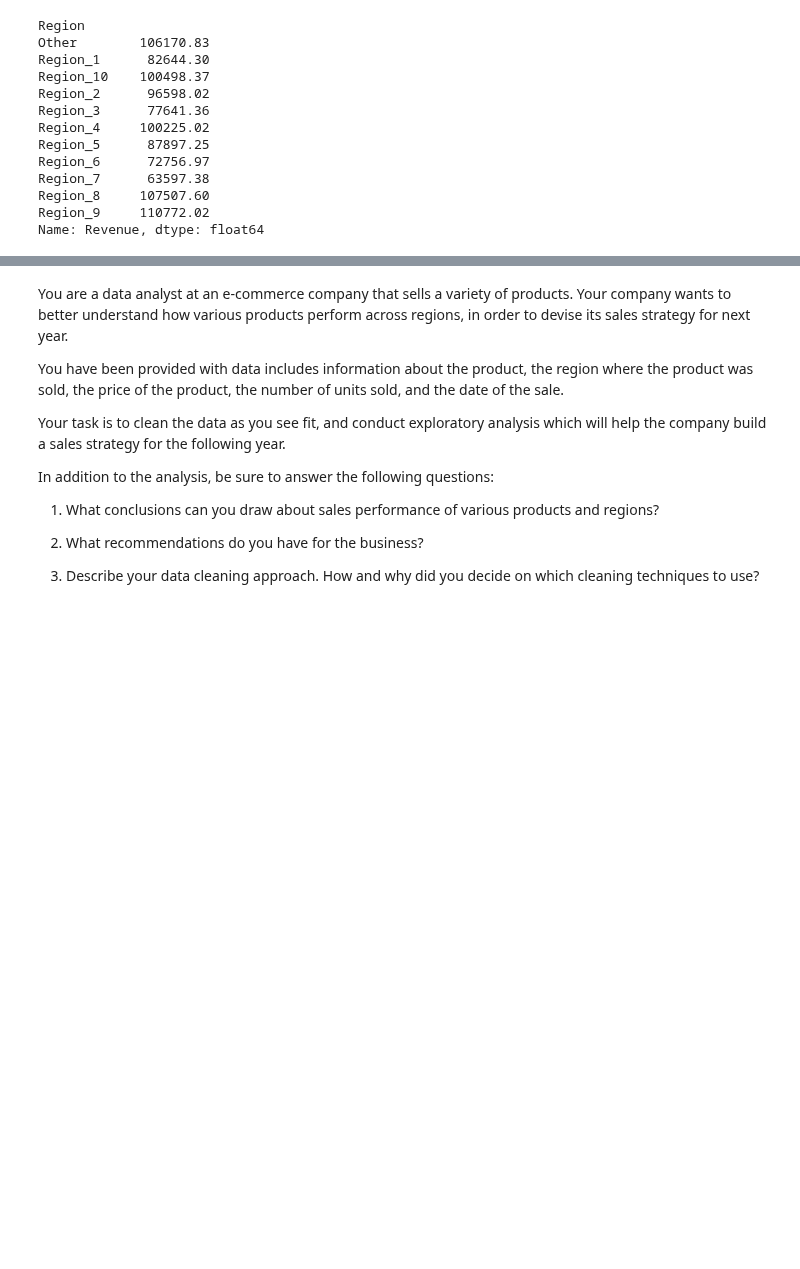
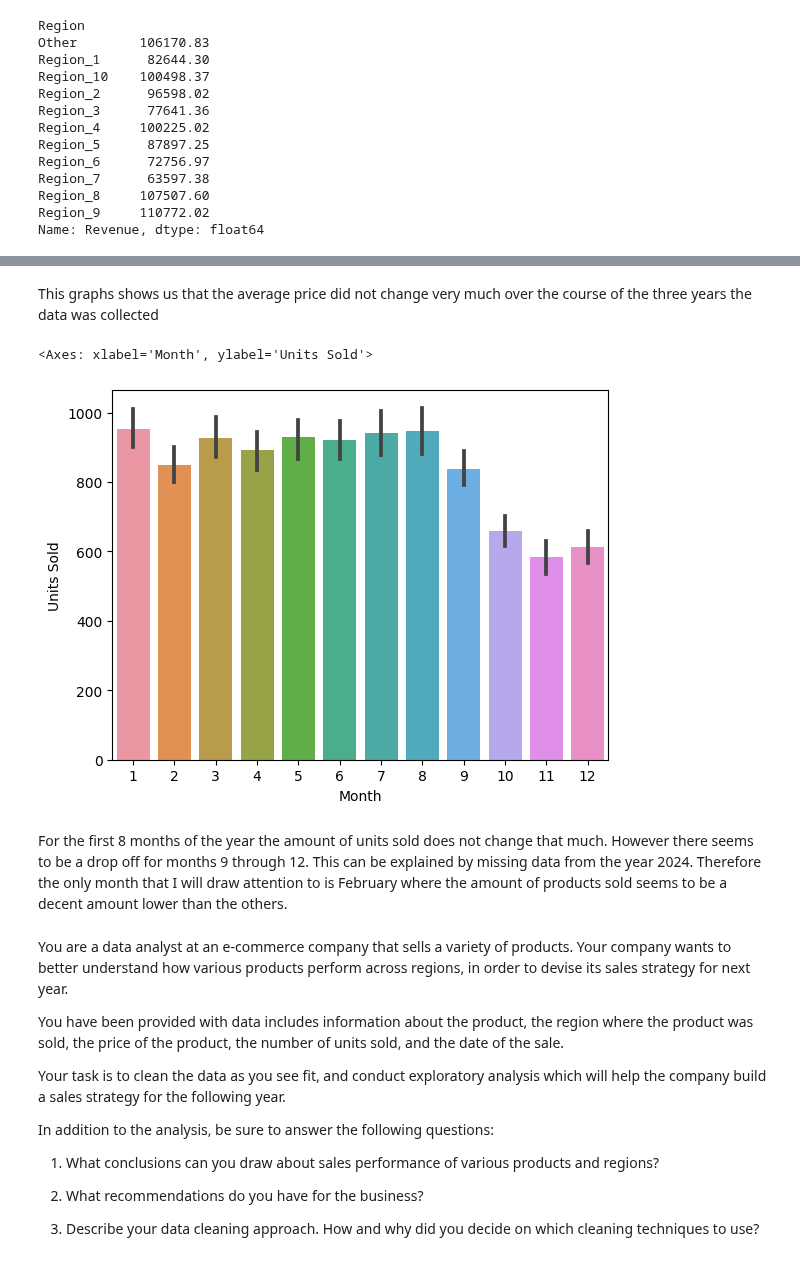
Before and after one commit to jreid94/schulich_data_science, a Jupyter notebook: Data Science A1/Jreid_A1.ipynb, the cells around one changed output, grey strips where cells are left out. Saved outputs shown, nothing was run; the diff lists cells and outputs as text; code cells hidden in the pictures; blank space fills up the shorter version.

```diff
--- a/Data Science A1/Jreid_A1.ipynb
+++ b/Data Science A1/Jreid_A1.ipynb
@@ -315,3 +330,12 @@ plt.show()
+# %% [markdown]
+This graphs shows us that the average price did not change very much over the course of the three years the data was collected
+# %%
+sns.barplot(data = df, x = 'Month', y = 'Units Sold', estimator=np.sum)
+# %% [output]
+<Axes: xlabel='Month', ylabel='Units Sold'>
+[figure, added]
+# %% [markdown]
+For the first 8 months of the year the amount of units sold does not change that much. However there seems to be a drop off for months 9 through 12. This can be explained by missing data from the year 2024. Therefore the only month that I will draw attention to is February where the amount of products sold seems to be a decent amount lower than the others.
 # %% [markdown]
 You are a data analyst at an e-commerce company that sells a variety of products. Your company wants to better understand how various products perform across regions, in order to devise its sales strategy for next year.
 
```
Also changed, not shown: parts of 9 cells of this notebook.
